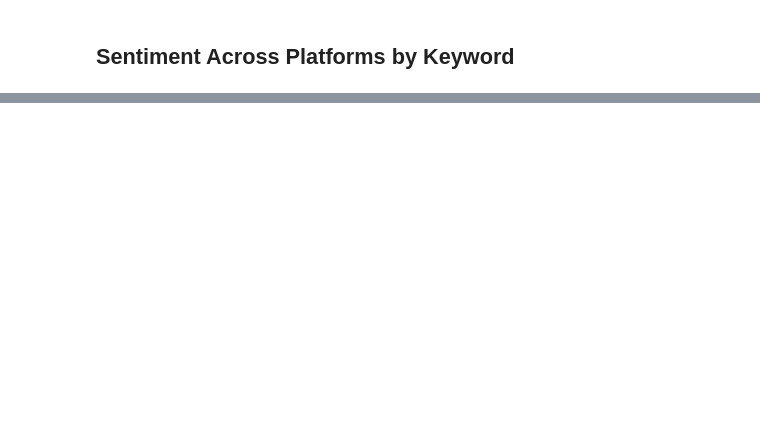
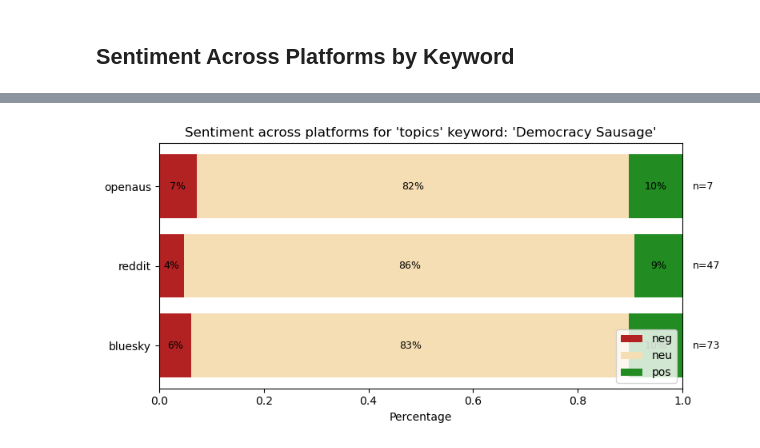
Before and after one commit to I-ueRya-n/CLOUD-NATIVE-REAL-TIME-BIG-DATA-PIPELINE-ANALYTICS, a Jupyter notebook: examples/sample.ipynb, the cells around one changed output, grey strips where cells are left out. Saved outputs shown, nothing was run; the diff lists cells and outputs as text; code cells hidden in the pictures; blank space fills up the shorter version.

```diff
--- a/examples/sample.ipynb
+++ b/examples/sample.ipynb
@@ -192,0 +223,9 @@ results = plot_sentiment_across_platforms(
+# %%
+snags = plot_sentiment_across_platforms(
+    fission_url=fission,
+    keyword_list=["Democracy Sausage"],
+    keyword_type="topics",
+    results=None
+)
+# %% [output]
+[figure, added]
```
Also changed, not shown: parts of 10 cells of this notebook, 6 other files.
